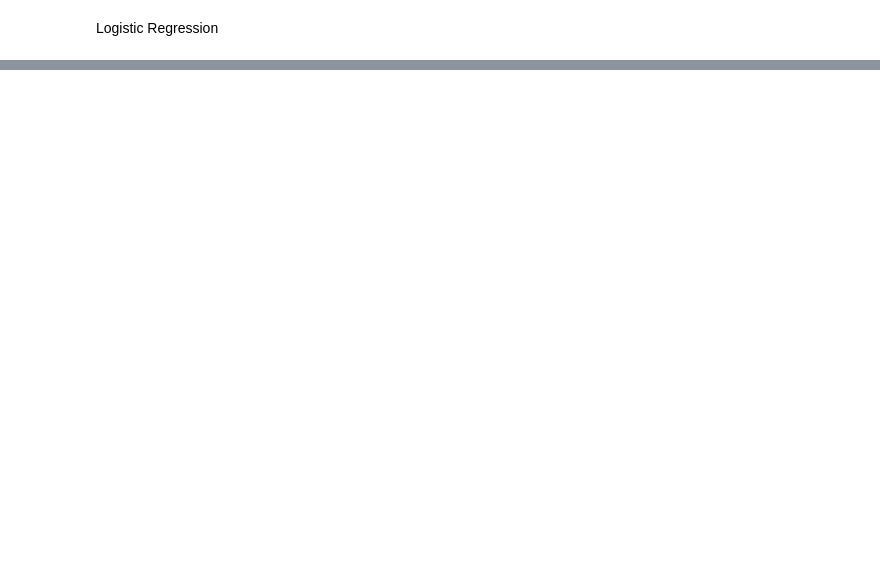
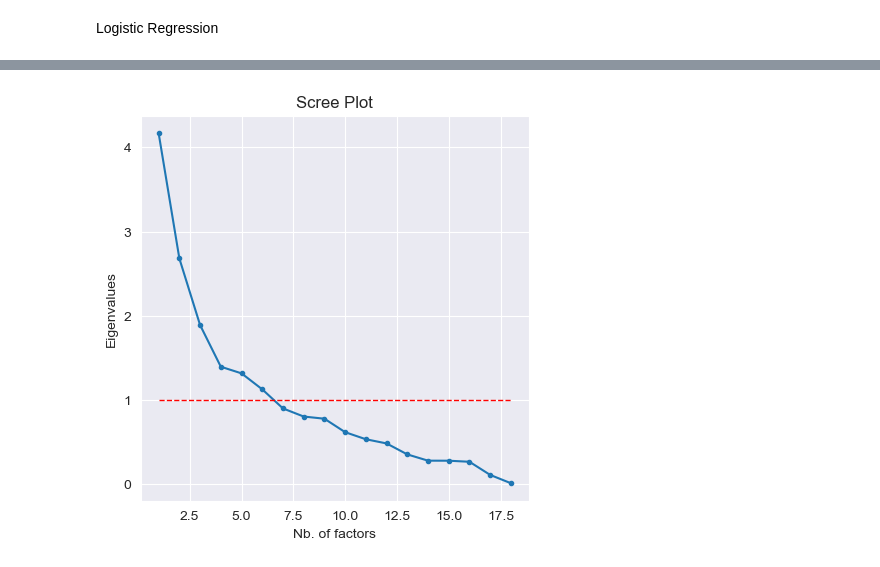
Before and after one commit to amajuoyieze/PEM-Group-Project, a Jupyter notebook: Group-Project.ipynb, the cells around one changed output, grey strips where cells are left out. Saved outputs shown, nothing was run; the diff lists cells and outputs as text; code cells hidden in the pictures; blank space fills up the shorter version.

```diff
--- a/Group-Project.ipynb
+++ b/Group-Project.ipynb
@@ -229,0 +286,23 @@ print("Logistic Regression Metrics:")
+# %%
+from sklearn.preprocessing import StandardScaler
+
+
+quantitative_columns = pca_copy.select_dtypes(include=[np.number]).columns.tolist()
+data_quantitative = pca_copy[quantitative_columns]
+
+scaler = StandardScaler()
+data_standardized = scaler.fit_transform(data_quantitative)
+
+D = pd.DataFrame(data = data_standardized, columns = quantitative_columns)
+# define dimensions of [X] matrix : number of variables
+p = D.shape[1]
+
+# define sample size of [X] : number of observations
+n = D.shape[0]
+
+# define values of matrix [X]
+X = D.values
+
+print(D.head())
+# print dataset summary
+print(D.info())
@@ -229,0 +330,8 @@ print("Logistic Regression Metrics:")
+# %%
+acp = PCA(std_unit=True,row_labels=D.index,col_labels=D.columns)
+
+# run PCA on X observed data
+acp.fit(X)
+
+# print methods and attributes of acp object
+dir(acp)
@@ -229,0 +395,16 @@ print("Logistic Regression Metrics:")
+# %%
+# print scree plot
+
+# first the main plot
+fig, ax = plt.subplots(figsize=(5,5))
+ax.plot(range(1,p+1),acp.eig_[0],".-")
+ax.set_xlabel("Nb. of factors")
+ax.set_ylabel("Eigenvalues")
+plt.title("Scree Plot")
+
+# add Kaiser's threshold line
+ax.plot([1,p],[1,1],"r--",linewidth=1)
+
+plt.show()
+# %% [output]
+[figure, added]
```
Also changed, not shown: parts of 35 cells of this notebook.
